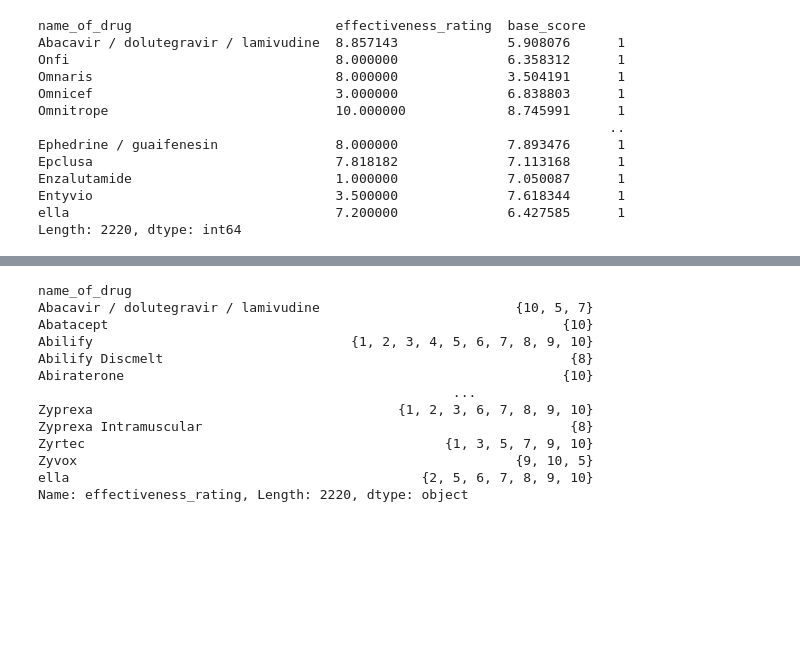
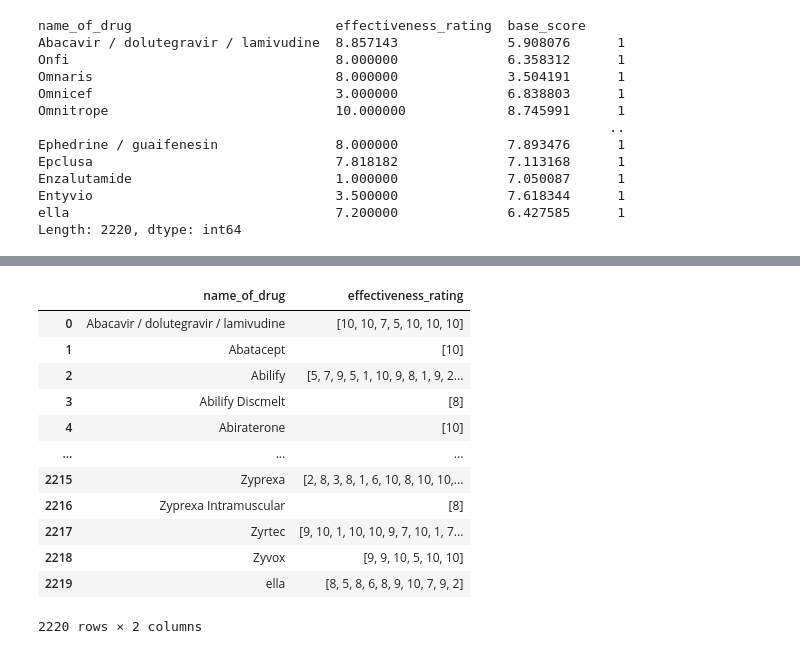
Before and after one commit to AdityaPatidaroo7/Aditya-, a Jupyter notebook: Neurance_ai_problem.ipynb, the cells around one changed output, grey strips where cells are left out. Cells and saved outputs as stored; diff of their text form; code cells hidden in the pictures; blank space fills up the shorter version.

```diff
--- a/Neurance_ai_problem.ipynb
+++ b/Neurance_ai_problem.ipynb
@@ -164,17 +188,17 @@ Length: 2220, dtype: int64
 # %%
-b = df[['name_of_drug', 'effectiveness_rating', 'base_score']].groupby('name_of_drug')['effectiveness_rating'].apply(set)
-b
+c = pd.DataFrame(df[['name_of_drug', 'effectiveness_rating', 'base_score']].groupby('name_of_drug')['effectiveness_rating'].apply(list)).reset_index()
+c
 # %% [output]
+|  | name_of_drug | effectiveness_rating |
+| 0 | Abacavir / dolutegravir / lamivudine | [10, 10, 7, 5, 10, 10, 10] |
+| 1 | Abatacept | [10] |
+| 2 | Abilify | [5, 7, 9, 5, 1, 10, 9, 8, 1, 9, 2... |
+| 3 | Abilify Discmelt | [8] |
+| 4 | Abiraterone | [10] |
+| ... | ... | ... |
+| 2215 | Zyprexa | [2, 8, 3, 8, 1, 6, 10, 8, 10, 10,... |
+| 2216 | Zyprexa Intramuscular | [8] |
+| 2217 | Zyrtec | [9, 10, 1, 10, 10, 9, 7, 10, 1, 7... |
+| 2218 | Zyvox | [9, 9, 10, 5, 10, 10] |
+| 2219 | ella | [8, 5, 8, 6, 8, 9, 10, 7, 9, 2] |
-name_of_drug
-Abacavir / dolutegravir / lamivudine                         {10, 5, 7}
-Abatacept                                                          {10}
-Abilify                                 {1, 2, 3, 4, 5, 6, 7, 8, 9, 10}
-Abilify Discmelt                                                    {8}
-Abiraterone                                                        {10}
-                                                     ...
-Zyprexa                                       {1, 2, 3, 6, 7, 8, 9, 10}
-Zyprexa Intramuscular                                               {8}
-Zyrtec                                              {1, 3, 5, 7, 9, 10}
-Zyvox                                                        {9, 10, 5}
-ella                                             {2, 5, 6, 7, 8, 9, 10}
-Name: effectiveness_rating, Length: 2220, dtype: object
+2220 rows × 2 columns
```
Also changed, not shown: parts of 13 cells of this notebook.
